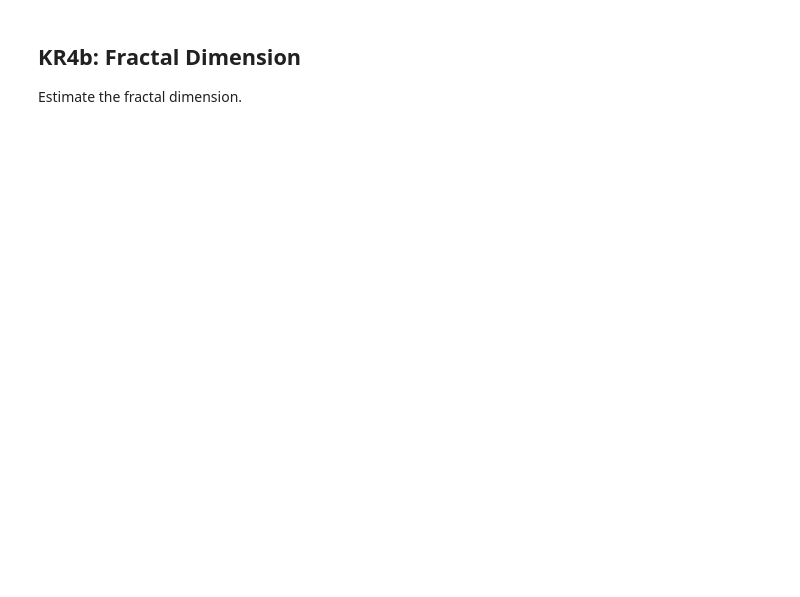
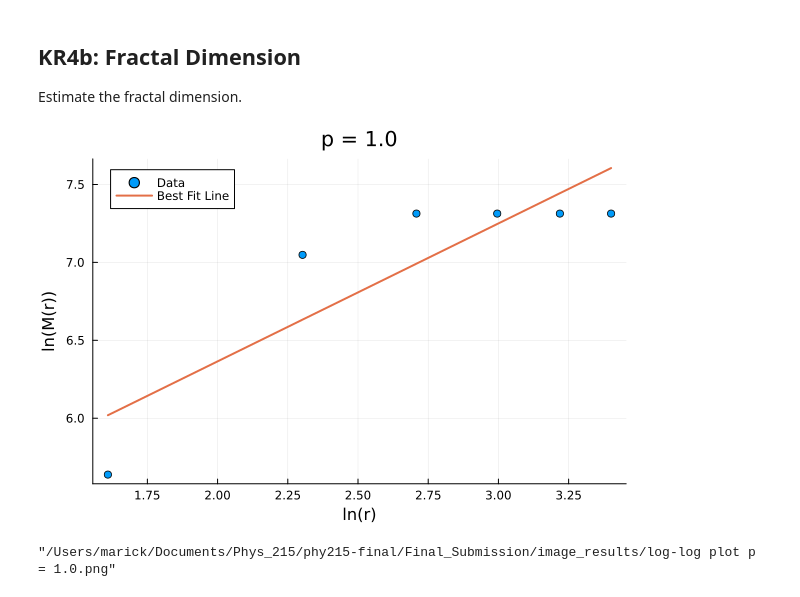
Before and after one commit to Treucyan/phy215-final, a Jupyter notebook: Final_Submission/215_Final_Project_Guinto_Jara_Macatangay_Oidem.ipynb, the cells around one changed output. Saved outputs shown, nothing was run; the diff lists cells and outputs as text; code cells hidden in the pictures; blank space fills up the shorter version.

```diff
--- a/Final_Submission/215_Final_Project_Guinto_Jara_Macatangay_Oidem.ipynb
+++ b/Final_Submission/215_Final_Project_Guinto_Jara_Macatangay_Oidem.ipynb
@@ -242,18 +463,19 @@ Estimate the fractal dimension.
 # %%
 matrix = fractal_dimension.mass_per_radius(cluster_aggregate)
 x = log.(matrix[:, 1])
 y = log.(matrix[:, 2])
 
 data = DataFrame(x = x, y = y)
 model = lm(@formula(y ~ x), data)
 intercept, slope = coef(model)
 
 scatter(x, y, label = "Data", xlabel = "ln(r)", ylabel = "ln(M(r))", title = "p = $sticking_prob")
 plot!(x, intercept .+ slope .* x, label = "Best Fit Line", lw = 2)
-
-savefig("image_results/log-log plot p = $sticking_prob.png")
-
-scatter(x, y, label = "Data", xlabel = "ln(r)", ylabel = "ln(M(r))", title = "p = $sticking_prob")
-plot!(x, intercept .+ slope .* x, label = "Best Fit Line", lw = 2)
+# %% [output]
+[figure, added]
+# %%
+savefig("image_results/log-log plot p = $sticking_prob.png")
+# %% [output]
+"/Users/marick/Documents/Phys_215/phy215-final/Final_Submission/image_results/log-log plot p = 1.0.png"
 # %%
 println("The slope (fractal dimension) is equal to $slope")
```
Also changed, not shown: parts of 27 cells of this notebook, 6 other files.
